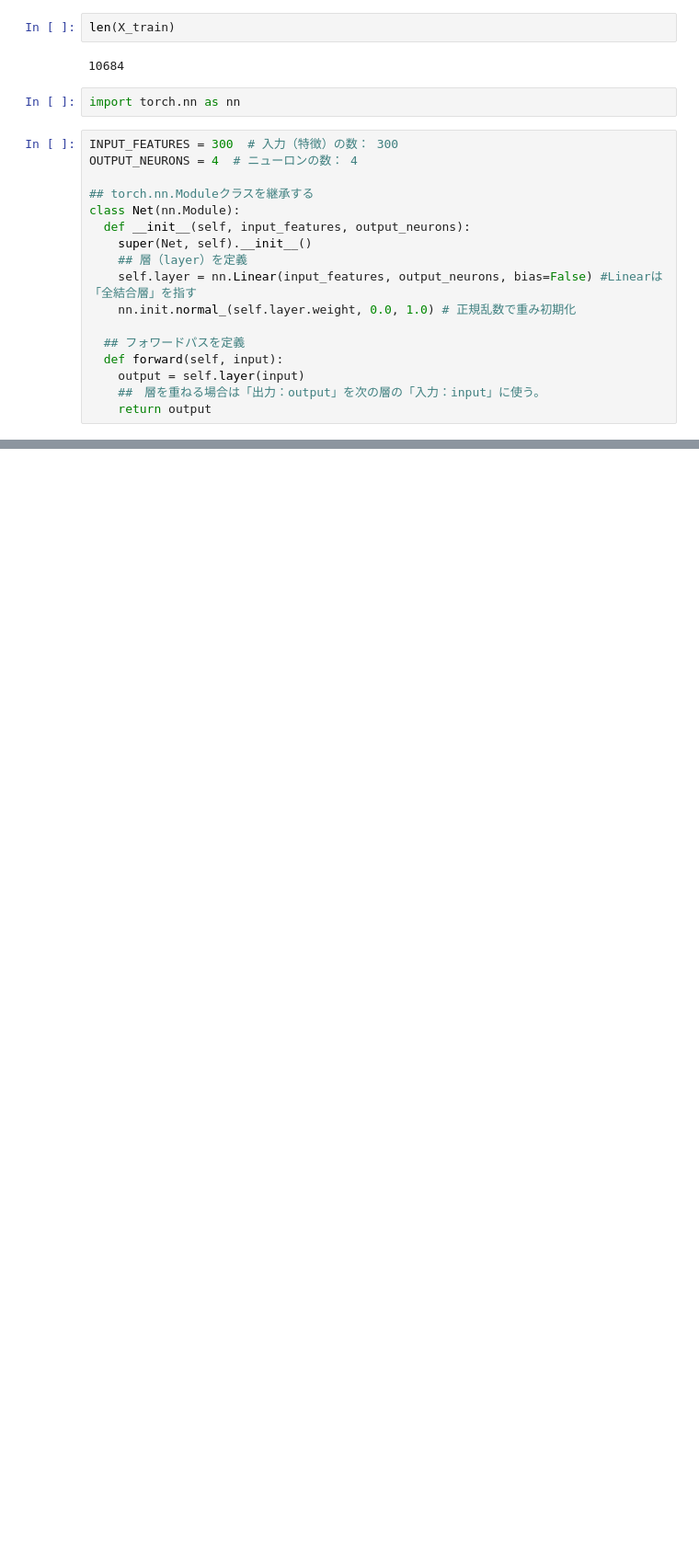
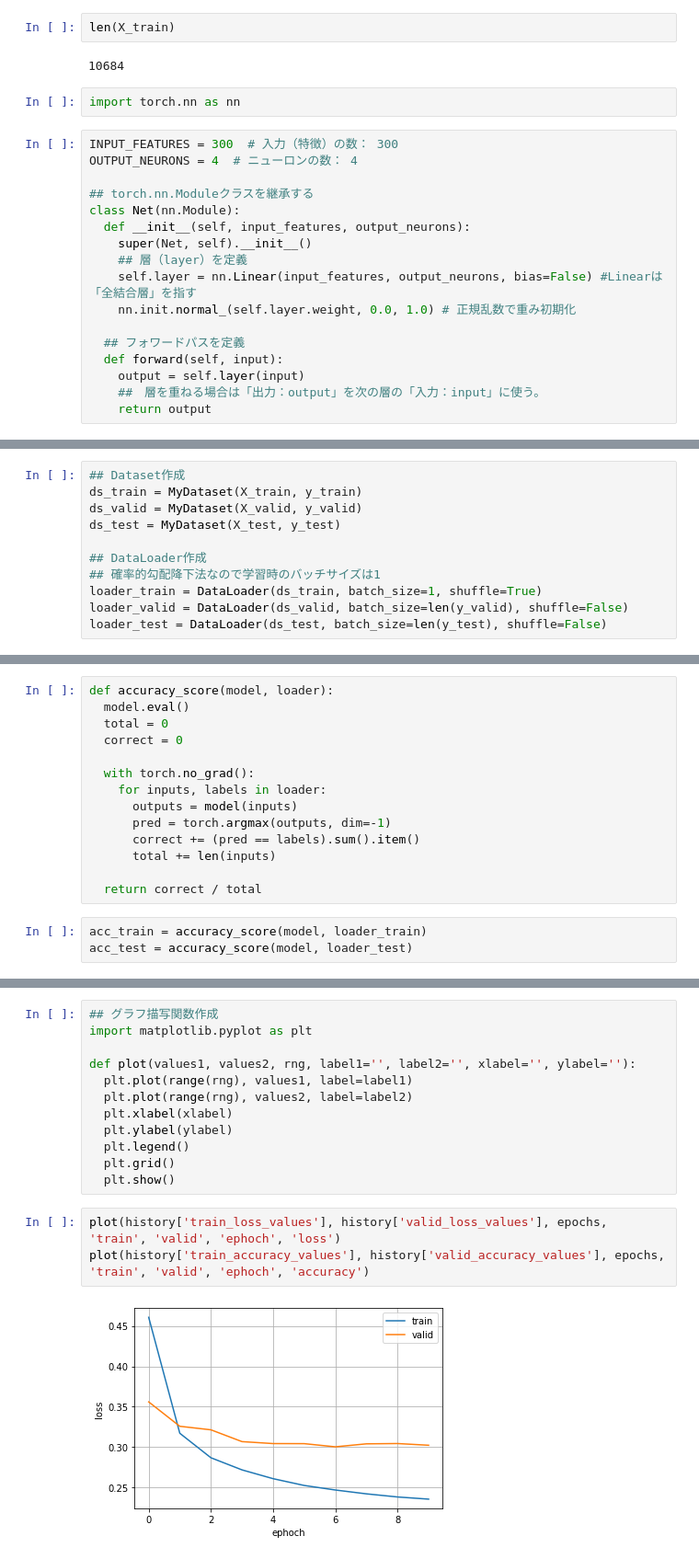
Before and after one commit to masaki-sakata/nlp100, a Jupyter notebook: Chapter8.ipynb, the cells around one changed output, grey strips where cells are left out. Shown: that part at 92% size. Drawn from its saved outputs; the diff is of its cells as text; blank space fills up the shorter version.

```diff
--- a/Chapter8.ipynb
+++ b/Chapter8.ipynb
@@ -376,0 +518,11 @@ $$l_i=−log[事例x_iがy_iに分類される確率]$$
+# %%
+## Dataset作成
+ds_train = MyDataset(X_train, y_train)
+ds_valid = MyDataset(X_valid, y_valid)
+ds_test = MyDataset(X_test, y_test)
+
+## DataLoader作成
+## 確率的勾配降下法なので学習時のバッチサイズは1
+loader_train = DataLoader(ds_train, batch_size=1, shuffle=True)
+loader_valid = DataLoader(ds_valid, batch_size=len(y_valid), shuffle=False)
+loader_test = DataLoader(ds_test, batch_size=len(y_test), shuffle=False)
@@ -376,0 +601,17 @@ $$l_i=−log[事例x_iがy_iに分類される確率]$$
+# %%
+def accuracy_score(model, loader):
+  model.eval()
+  total = 0
+  correct = 0
+
+  with torch.no_grad():
+    for inputs, labels in loader:
+      outputs = model(inputs)
+      pred = torch.argmax(outputs, dim=-1)
+      correct += (pred == labels).sum().item()
+      total += len(inputs)
+
+  return correct / total
+# %%
+acc_train = accuracy_score(model, loader_train)
+acc_test = accuracy_score(model, loader_test)
@@ -376,0 +698,17 @@ $$l_i=−log[事例x_iがy_iに分類される確率]$$
+# %%
+## グラフ描写関数作成
+import matplotlib.pyplot as plt
+
+def plot(values1, values2, rng, label1='', label2='', xlabel='', ylabel=''):
+  plt.plot(range(rng), values1, label=label1)
+  plt.plot(range(rng), values2, label=label2)
+  plt.xlabel(xlabel)
+  plt.ylabel(ylabel)
+  plt.legend()
+  plt.grid()
+  plt.show()
+# %%
+plot(history['train_loss_values'], history['valid_loss_values'], epochs, 'train', 'valid', 'ephoch', 'loss')
+plot(history['train_accuracy_values'], history['valid_accuracy_values'], epochs, 'train', 'valid', 'ephoch', 'accuracy')
+# %% [output]
+[figure, added]
```
Also changed, not shown: parts of 63 cells of this notebook.
